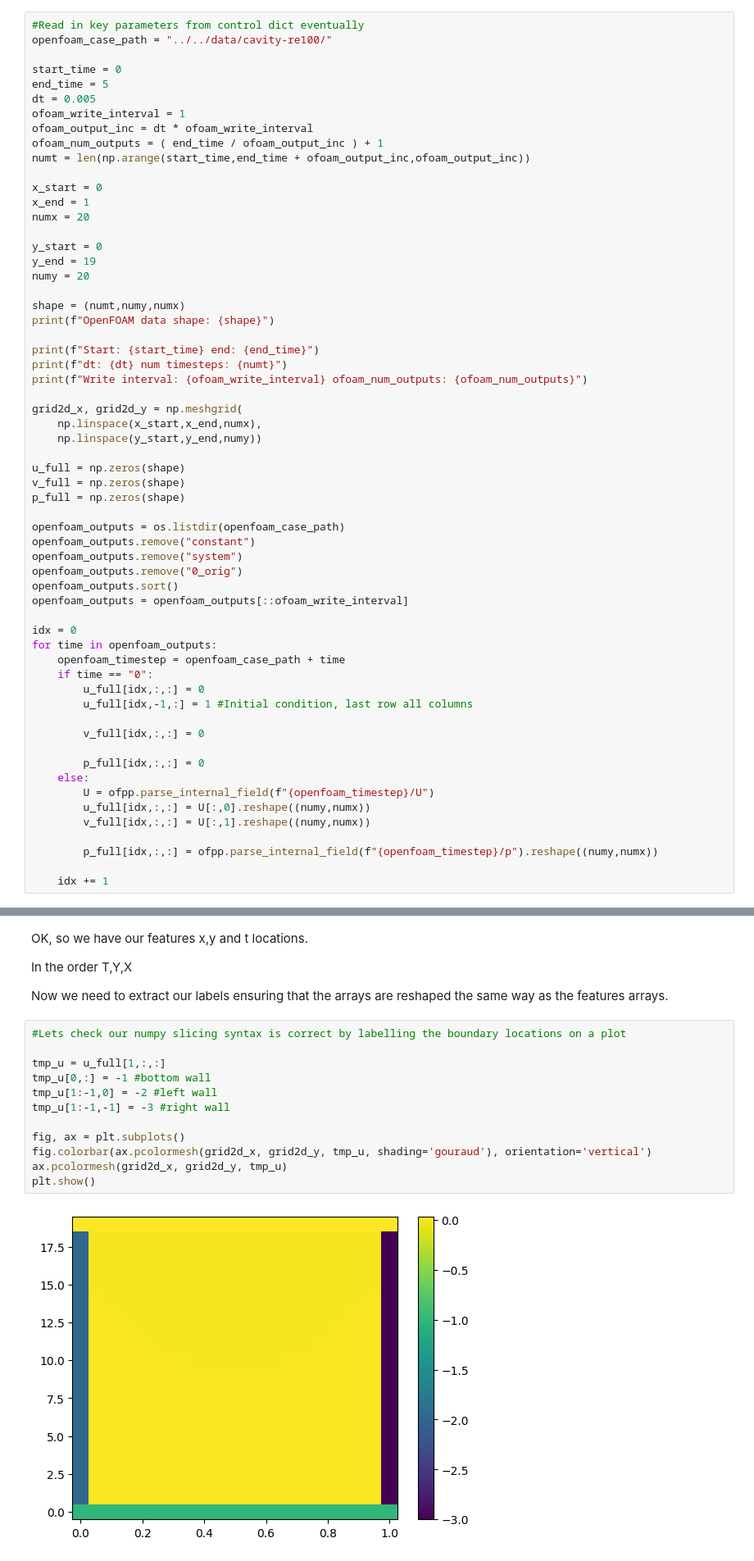
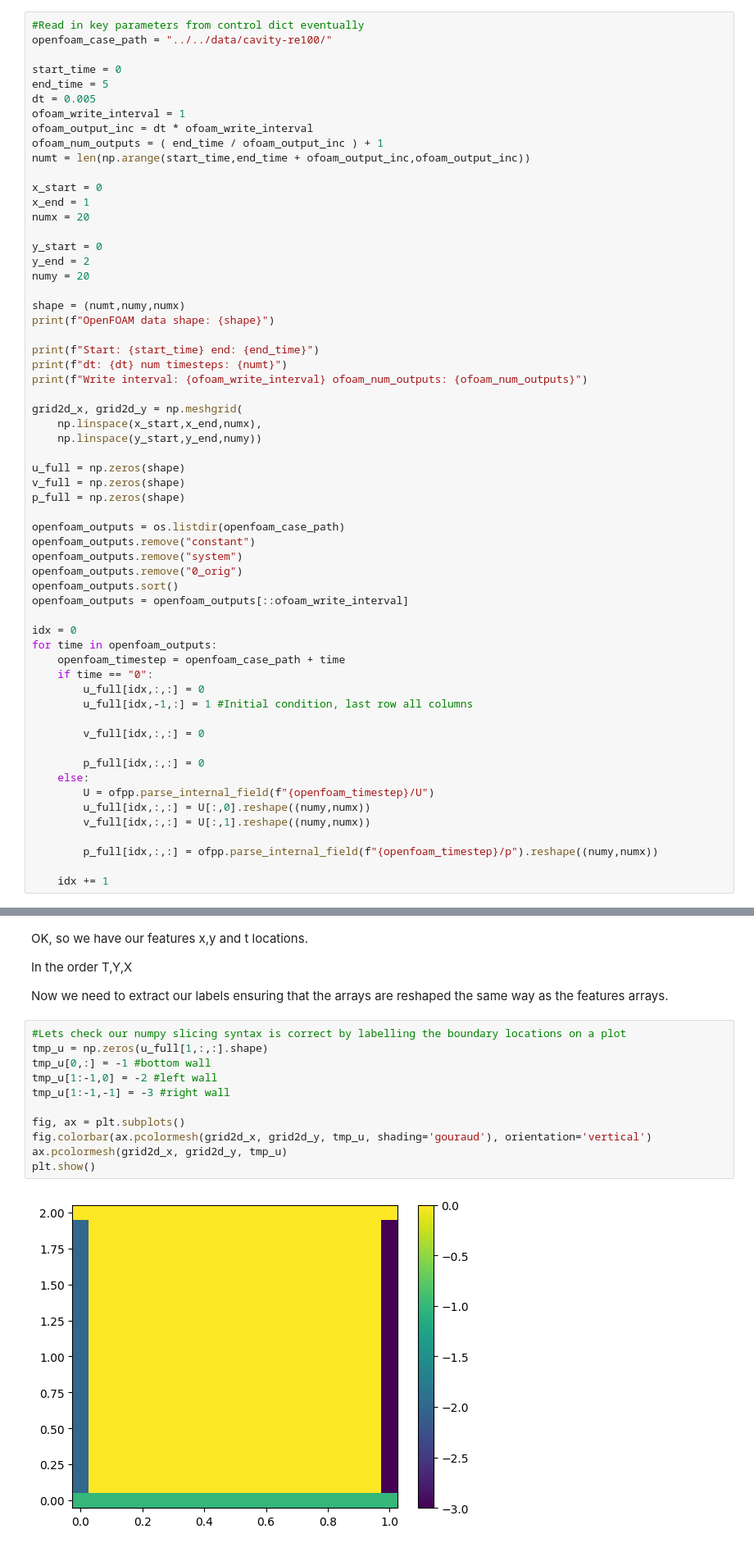
Before and after one commit to harrymchugh/pinns, a Jupyter notebook: src/2d-ns/2d-ns-pinn.ipynb, the cells around one changed output, grey strips where cells are left out. Shown at 82% size. Cells and saved outputs as stored; diff of their text form.

```diff
--- a/src/2d-ns/2d-ns-pinn.ipynb
+++ b/src/2d-ns/2d-ns-pinn.ipynb
@@ -37,7 +38,7 @@ x_end = 1
 numx = 20
 
 y_start = 0
-y_end = 19
+y_end = 2
 numy = 20
 
 shape = (numt,numy,numx)
@@ -127,18 +156,17 @@ In the order T,Y,X
 Now we need to extract our labels ensuring that the arrays are reshaped the same way as the features arrays.
 # %%
 #Lets check our numpy slicing syntax is correct by labelling the boundary locations on a plot
-
-tmp_u = u_full[1,:,:]
+tmp_u = np.zeros(u_full[1,:,:].shape)
 tmp_u[0,:] = -1 #bottom wall
 tmp_u[1:-1,0] = -2 #left wall
 tmp_u[1:-1,-1] = -3 #right wall
 
 fig, ax = plt.subplots()
 fig.colorbar(ax.pcolormesh(grid2d_x, grid2d_y, tmp_u, shading='gouraud'), orientation='vertical')
 ax.pcolormesh(grid2d_x, grid2d_y, tmp_u)
 plt.show()
 # %% [output]
-[figure, old version]
+[figure, new version]
 # %%
 u_basewall  = u_full[:,0,:]
 u_leftwall  = u_full[:,1:-1,0]
```
Also changed, not shown: parts of 24 cells of this notebook, 3 other files.
